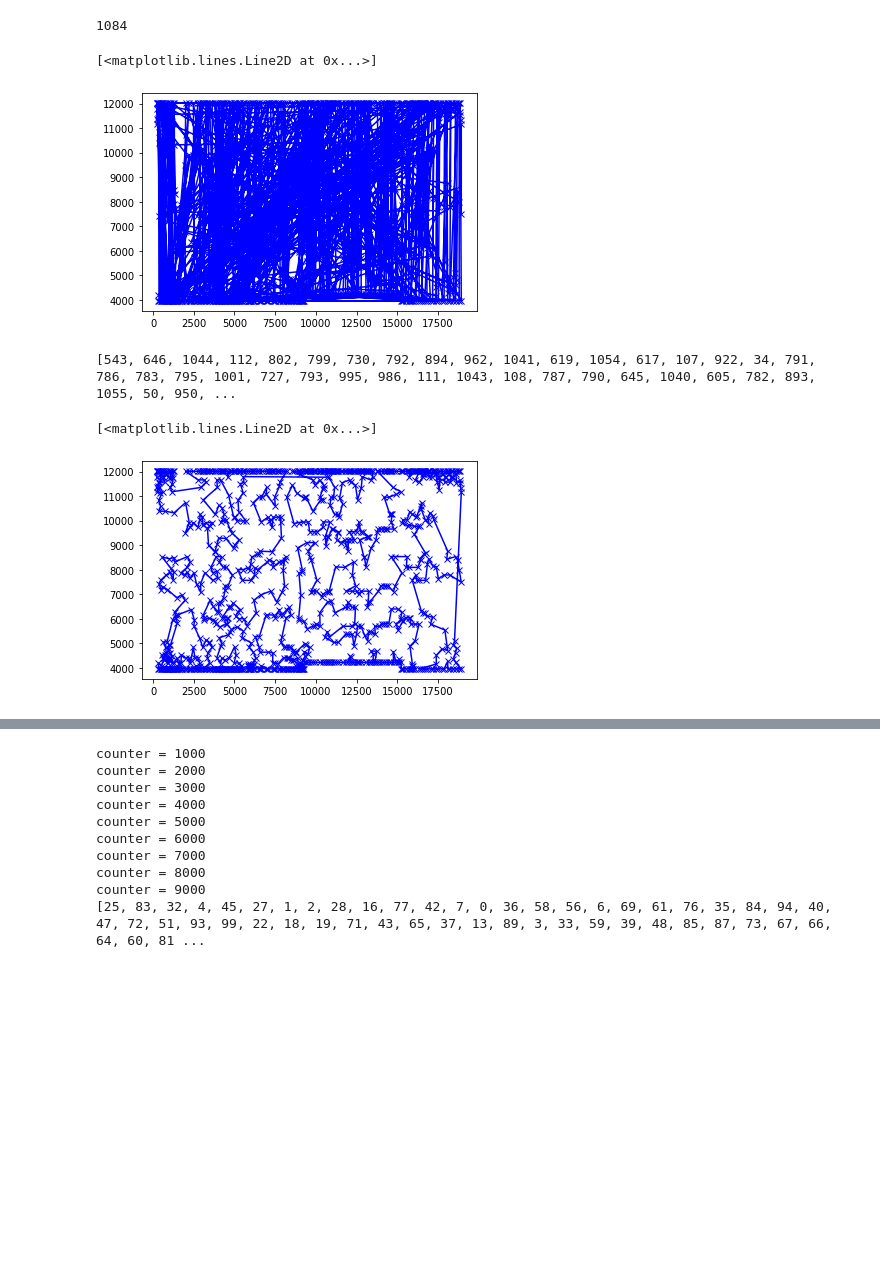
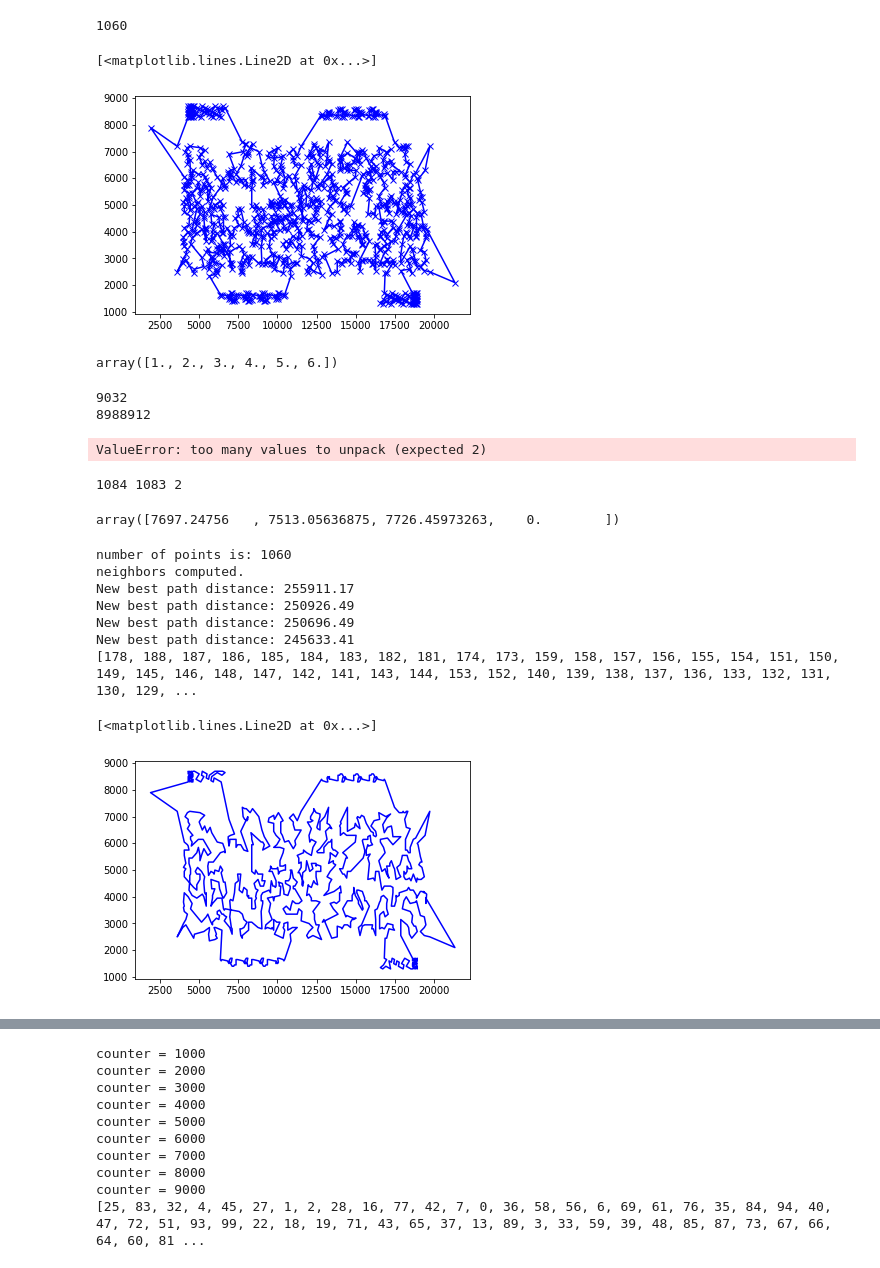
Before and after one commit to pi-lg/discrete-optimization, a Jupyter notebook: tsp/Untitled.ipynb, the cells around one changed output, grey strips where cells are left out. Saved outputs shown, nothing was run; the diff lists cells and outputs as text; code cells hidden in the pictures; blank space fills up the shorter version.

```diff
--- a/tsp/Untitled.ipynb
+++ b/tsp/Untitled.ipynb
@@ -3,22 +3,22 @@ from local_search_solver import swap_elements, solve
 from utils import Point
 import matplotlib.pyplot as plt
 # %%
-with open("data/tsp_1084_1") as f:
+with open("data/tsp_1060_1") as f:
     input_data = f.read()
 
 lines = input_data.split('\n')
 
 nodeCount = int(lines[0])
 
 points = []
 for i in range(1, nodeCount+1):
     line = lines[i]
     parts = line.split()
     points.append(Point(float(parts[0]), float(parts[1])))
 print(len(points))
 
 plt.plot([point.x for point in points], [point.y for point in points], 'xb-')
 # %% [output]
-1084
+1060
 [<matplotlib.lines.Line2D at 0x...>]
-[figure, old version]
+[figure, new version]
@@ -24,0 +43,31 @@ plt.plot([point.x for point in points], [point.y for point in points], 'xb-')
+# %%
+np.concatenate((np.array([1,2.0,3]), np.array([4,5,6])))
+# %% [output]
+array([1., 2., 3., 4., 5., 6.])
+# %%
+pool = mp.Pool(mp.cpu_count())
+dim = len(points)
+results = [pool.apply(compute_distances, args=(start, dim, points)) for start in range(dim - 1)]
+pool.close()
+
+
+import sys
+print(sys.getsizeof(results))
+distance_matrix = np.zeros((dim, dim))
+print(sys.getsizeof(distance_matrix))
+
+first_part, second_part = get_distances_to_point(4, results)
+np.concatenate((first_part, second_part))
+
+
+
+
+#     for i in range(dim):
+#         for j in range(i + 1, dim):
+#             d = compute_distance(points[i], points[j])
+#             distance_matrix[i, j] = d
+#             distance_matrix[j, i] = d
+# %% [output]
+9032
+8988912
+ValueError: too many values to unpack (expected 2)
@@ -25,8 +80,22 @@ plt.plot([point.x for point in points], [point.y for point in points], 'xb-')
+# %%
+print(len(results[0]), len(results[1]), len(results[-2]))
+# %% [output]
+1084 1083 2
+# %%
+results[-4]
+# %% [output]
+array([7697.24756   , 7513.05636875, 7726.45973263,    0.        ])
 # %%
 best_path, distance_best_path, best_distances = solve(points)
 print(best_path)
-plt.plot([points[i].x for i in best_path] + [points[best_path[0]].x], [points[i].y for i in best_path] + [points[best_path[0]].y], 'xb-')
+plt.plot([points[i].x for i in best_path] + [points[best_path[0]].x], [points[i].y for i in best_path] + [points[best_path[0]].y], 'b-')
 # %% [output]
-[543, 646, 1044, 112, 802, 799, 730, 792, 894, 962, 1041, 619, 1054, 617, 107, 922, 34, 791, 786, 783, 795, 1001, 727, 793, 995, 986, 111, 1043, 108, 787, 790, 645, 1040, 605, 782, 893, 1055, 50, 950, ...
+number of points is: 1060
+neighbors computed.
+New best path distance: 255911.17
+New best path distance: 250926.49
+New best path distance: 250696.49
+New best path distance: 245633.41
+[178, 188, 187, 186, 185, 184, 183, 182, 181, 174, 173, 159, 158, 157, 156, 155, 154, 151, 150, 149, 145, 146, 148, 147, 142, 141, 143, 144, 153, 152, 140, 139, 138, 137, 136, 133, 132, 131, 130, 129, ...
 [<matplotlib.lines.Line2D at 0x...>]
-[figure, old version]
+[figure, new version]
```
Also changed, not shown: parts of 4 cells of this notebook, 1 other file.
